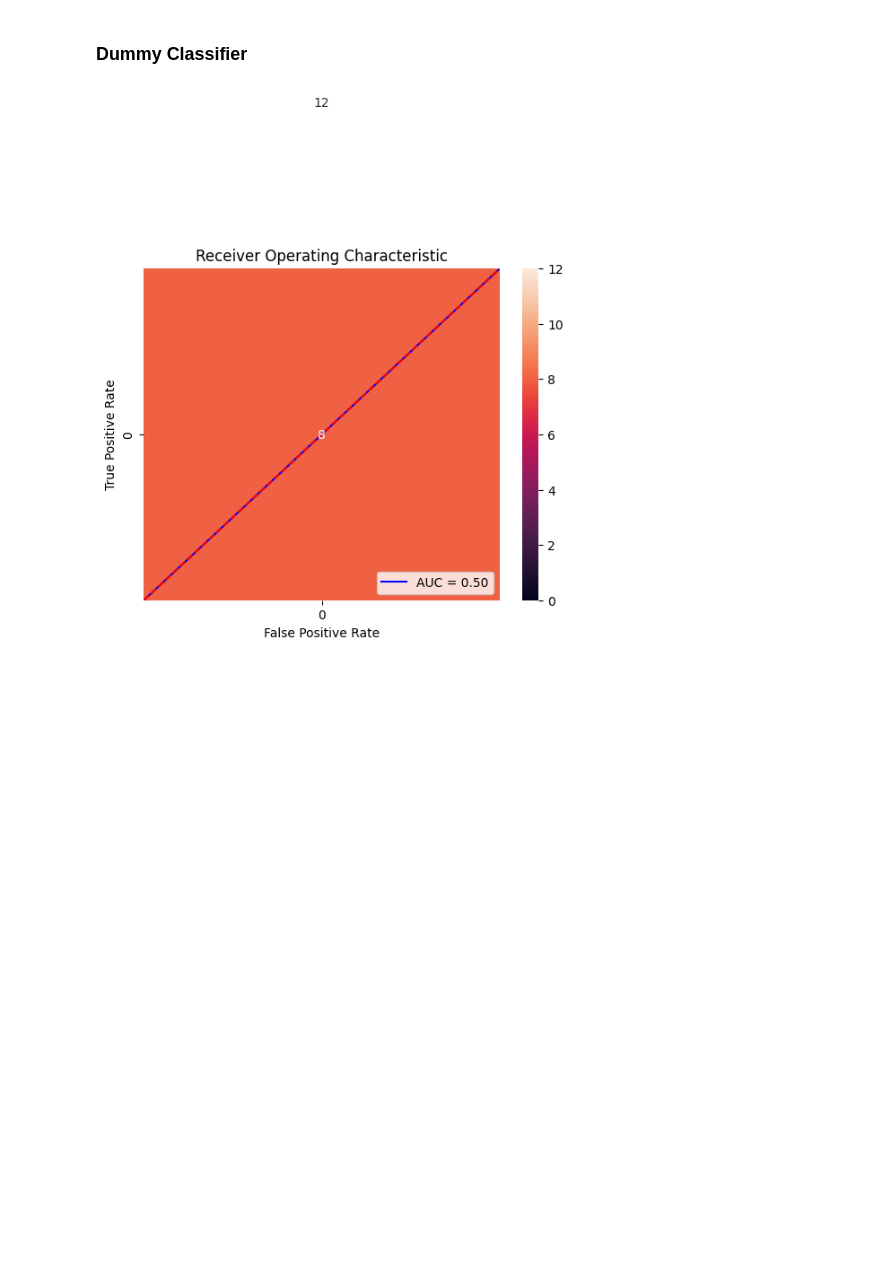
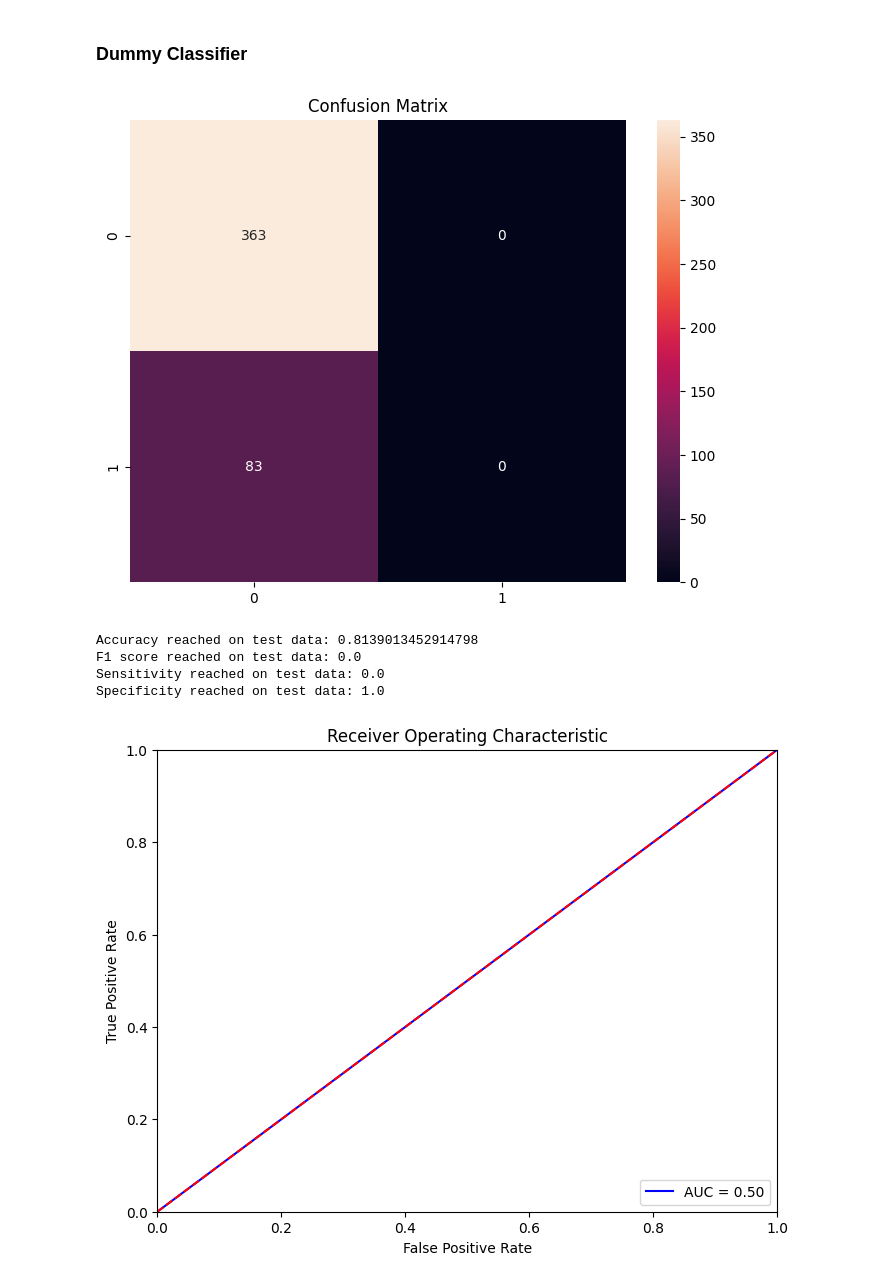
Before and after one commit to Michciak/DataGigaChads_BHL9, a Jupyter notebook: modeling.ipynb, the cells around one changed output. Cells and saved outputs as stored; diff of their text form; code cells hidden in the pictures; blank space fills up the shorter version.

Commit message:
modeling small update

```diff
--- a/modeling.ipynb
+++ b/modeling.ipynb
@@ -81,20 +87,3 @@ from imblearn.metrics import sensitivity_score
 from imblearn.metrics import specificity_score
 from sklearn.metrics import roc_curve
 from sklearn.metrics import auc
-# %%
-fpr, tpr, threshold = roc_curve(y_test, preds)
-roc_auc = auc(fpr, tpr)
-
-# Printing AUC
-print(f"AUC for our classifier is: {roc_auc}")
-
-# Plotting the ROC
-plt.title('Receiver Operating Characteristic')
-plt.plot(fpr, tpr, 'b', label = 'AUC = %0.2f' % roc_auc)
-plt.legend(loc = 'lower right')
-plt.plot([0, 1], [0, 1],'r--')
-plt.xlim([0, 1])
-plt.ylim([0, 1])
-plt.ylabel('True Positive Rate')
-plt.xlabel('False Positive Rate')
-plt.show()
@@ -126,6 +98,26 @@ def evaluate_model(actual, predicted, class_proba):
     roc_auc = auc(fpr, tpr)
 
     return cm, acc, f1, sensitivity, specificity, fpr, tpr, roc_auc
+# %%
+def summarize_evaluation(cm, acc, f1, sensitivity, specificity, fpr, tpr, roc_auc):
+    plt.figure(figsize=(8, 6))
+    sns.heatmap(cm, annot = True, fmt="d")
+    plt.title('Confusion Matrix')
+    plt.show()
+    print("Accuracy reached on test data:", acc)
+    print("F1 score reached on test data:", f1)
+    print("Sensitivity reached on test data:", sensitivity)
+    print("Specificity reached on test data:", specificity)
+    plt.figure(figsize=(8, 6))
+    plt.title('Receiver Operating Characteristic')
+    plt.plot(fpr, tpr, 'b', label = 'AUC = %0.2f' % roc_auc)
+    plt.legend(loc = 'lower right')
+    plt.plot([0, 1], [0, 1],'r--')
+    plt.xlim([0, 1])
+    plt.ylim([0, 1])
+    plt.ylabel('True Positive Rate')
+    plt.xlabel('False Positive Rate')
+    plt.show()
 # %% [markdown]
 ### Dummy Classifier
 # %%
@@ -133,7 +125,14 @@ dummy = DummyClassifier(strategy="most_frequent")
 dummy.fit(X_train, y_train)
 dummy_pred = dummy.predict(X_test)
 class_probabilities = dummy.predict_proba(X_test)
-preds = class_probabilities[:, 1]
-dummy_eval = evaluate_model(y_test, dummy_pred, preds)
+dummy_proba = class_probabilities[:, 1]
+dummy_cm, dummy_acc, dummy_f1, dummy_sensitivity, dummy_specificity, dummy_fpr, dummy_tpr, dummy_roc_auc = evaluate_model(y_test, dummy_pred, dummy_proba)
-# %% [output]
-[figure, removed]
+# %%
+summarize_evaluation(dummy_cm, dummy_acc, dummy_f1, dummy_sensitivity, dummy_specificity, dummy_fpr, dummy_tpr, dummy_roc_auc)
+# %% [output]
+[figure, added]
+Accuracy reached on test data: 0.8139013452914798
+F1 score reached on test data: 0.0
+Sensitivity reached on test data: 0.0
+Specificity reached on test data: 1.0
+[figure, added]
```
Also changed, not shown: parts of 17 cells of this notebook, 1 other file.
